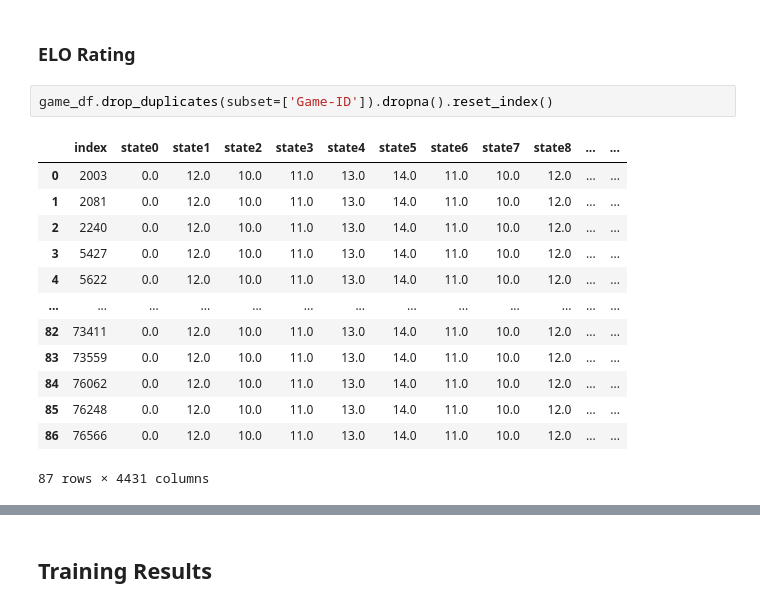
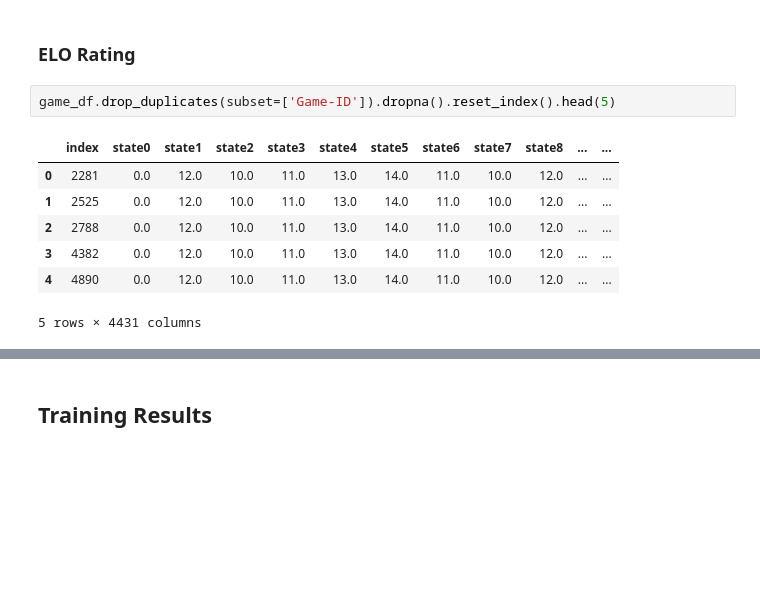
Before and after one commit to bellerb/chappie.ai, a Jupyter notebook: notebooks/BotEvaluation.ipynb, the cells around one changed output, grey strips where cells are left out. Drawn from its saved outputs; the diff is of its cells as text; blank space fills up the shorter version.

```diff
--- a/notebooks/BotEvaluation.ipynb
+++ b/notebooks/BotEvaluation.ipynb
@@ -259,21 +259,15 @@ plt.show()
 # %% [markdown]
 ### ELO Rating
 # %%
-game_df.drop_duplicates(subset=['Game-ID']).dropna().reset_index()
+game_df.drop_duplicates(subset=['Game-ID']).dropna().reset_index().head(5)
 # %% [output]
 |  | index | state0 | state1 | state2 | state3 | state4 | state5 | state6 | state7 | state8 | ... | ... |
-| 0 | 2003 | 0.0 | 12.0 | 10.0 | 11.0 | 13.0 | 14.0 | 11.0 | 10.0 | 12.0 | ... | ... |
-| 1 | 2081 | 0.0 | 12.0 | 10.0 | 11.0 | 13.0 | 14.0 | 11.0 | 10.0 | 12.0 | ... | ... |
-| 2 | 2240 | 0.0 | 12.0 | 10.0 | 11.0 | 13.0 | 14.0 | 11.0 | 10.0 | 12.0 | ... | ... |
-| 3 | 5427 | 0.0 | 12.0 | 10.0 | 11.0 | 13.0 | 14.0 | 11.0 | 10.0 | 12.0 | ... | ... |
-| 4 | 5622 | 0.0 | 12.0 | 10.0 | 11.0 | 13.0 | 14.0 | 11.0 | 10.0 | 12.0 | ... | ... |
-| ... | ... | ... | ... | ... | ... | ... | ... | ... | ... | ... | ... | ... |
-| 82 | 73411 | 0.0 | 12.0 | 10.0 | 11.0 | 13.0 | 14.0 | 11.0 | 10.0 | 12.0 | ... | ... |
-| 83 | 73559 | 0.0 | 12.0 | 10.0 | 11.0 | 13.0 | 14.0 | 11.0 | 10.0 | 12.0 | ... | ... |
-| 84 | 76062 | 0.0 | 12.0 | 10.0 | 11.0 | 13.0 | 14.0 | 11.0 | 10.0 | 12.0 | ... | ... |
-| 85 | 76248 | 0.0 | 12.0 | 10.0 | 11.0 | 13.0 | 14.0 | 11.0 | 10.0 | 12.0 | ... | ... |
-| 86 | 76566 | 0.0 | 12.0 | 10.0 | 11.0 | 13.0 | 14.0 | 11.0 | 10.0 | 12.0 | ... | ... |
+| 0 | 2281 | 0.0 | 12.0 | 10.0 | 11.0 | 13.0 | 14.0 | 11.0 | 10.0 | 12.0 | ... | ... |
+| 1 | 2525 | 0.0 | 12.0 | 10.0 | 11.0 | 13.0 | 14.0 | 11.0 | 10.0 | 12.0 | ... | ... |
+| 2 | 2788 | 0.0 | 12.0 | 10.0 | 11.0 | 13.0 | 14.0 | 11.0 | 10.0 | 12.0 | ... | ... |
+| 3 | 4382 | 0.0 | 12.0 | 10.0 | 11.0 | 13.0 | 14.0 | 11.0 | 10.0 | 12.0 | ... | ... |
+| 4 | 4890 | 0.0 | 12.0 | 10.0 | 11.0 | 13.0 | 14.0 | 11.0 | 10.0 | 12.0 | ... | ... |
-87 rows × 4431 columns
+5 rows × 4431 columns
 # %%
 elo_df = game_df.drop_duplicates(subset=['Game-ID']).dropna().reset_index()
 elo_df['ELO'].dropna().plot.line(figsize=(20, 5), legend=False)
```
Also changed, not shown: parts of 25 cells of this notebook, 2 other files.
